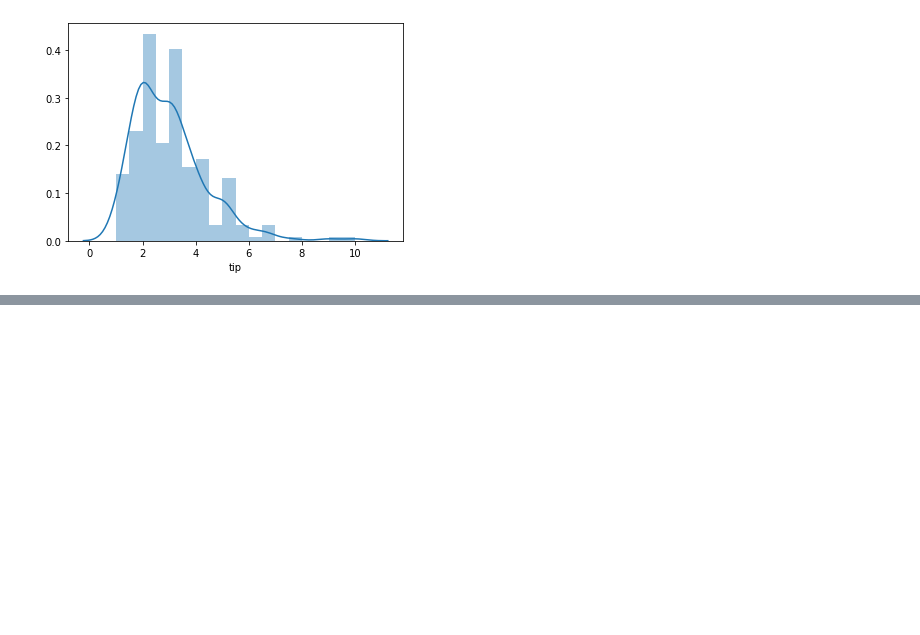
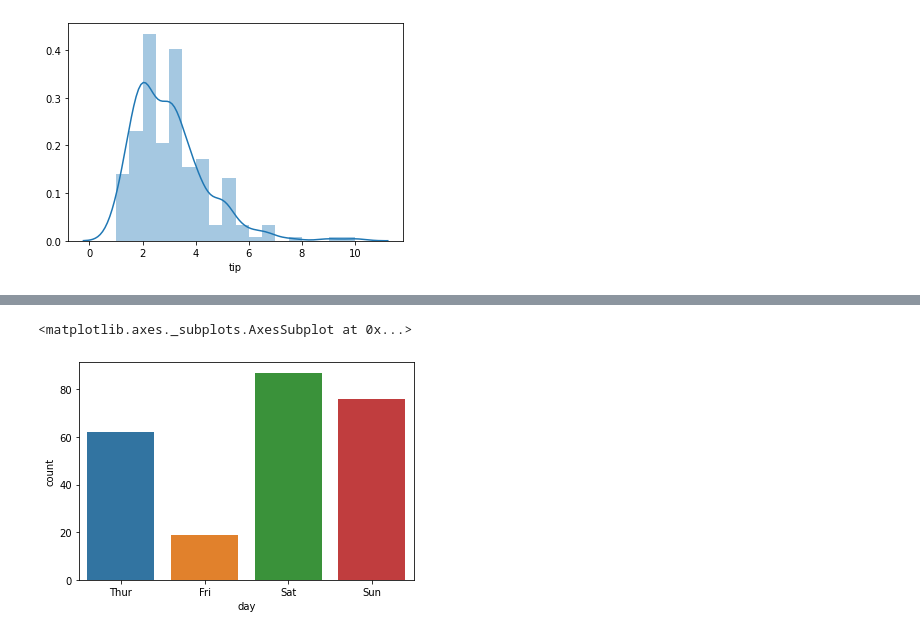
Before and after one commit to SamitaAdhiakri/100DaysofMachine-learning, a Jupyter notebook: Day4/Day4 Seaborn.ipynb, the cells around one changed output, grey strips where cells are left out. Saved outputs shown, nothing was run; the diff lists cells and outputs as text; code cells hidden in the pictures; blank space fills up the shorter version.

```diff
--- a/Day4/Day4 Seaborn.ipynb
+++ b/Day4/Day4 Seaborn.ipynb
@@ -59,0 +65,5 @@ sns.distplot(df['tip'])
+# %%
+sns.countplot('day',data=df)
+# %% [output]
+<matplotlib.axes._subplots.AxesSubplot at 0x...>
+[figure, added]
```
Also changed, not shown: parts of 3 cells of this notebook.
